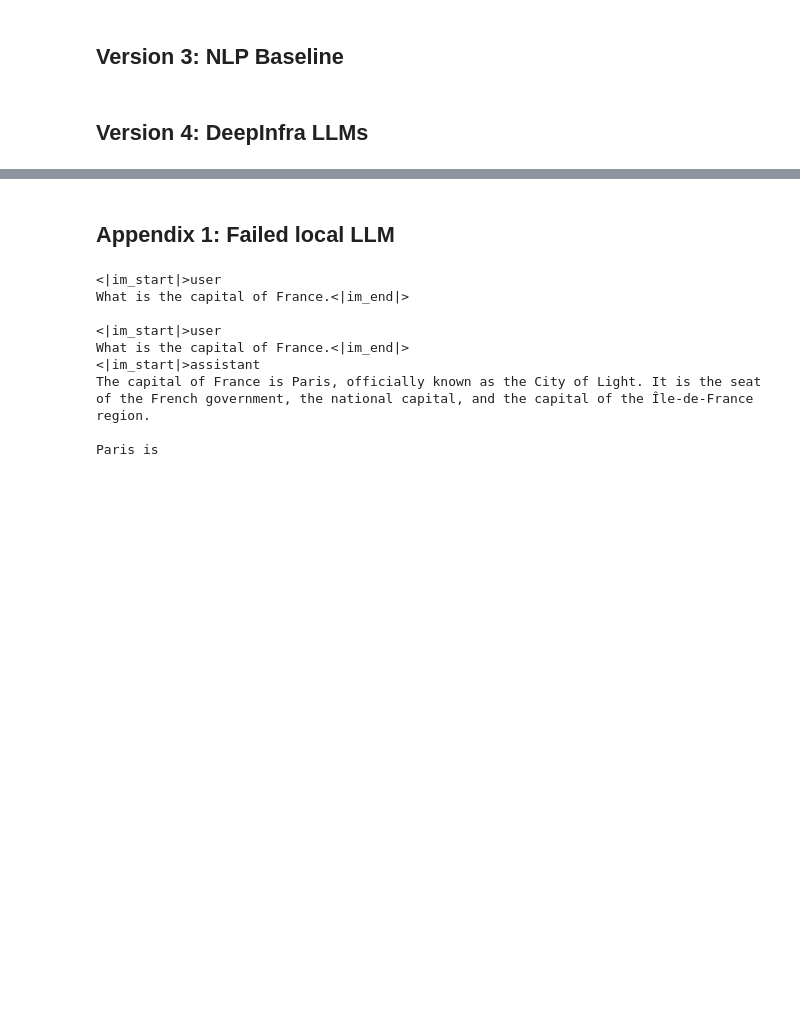
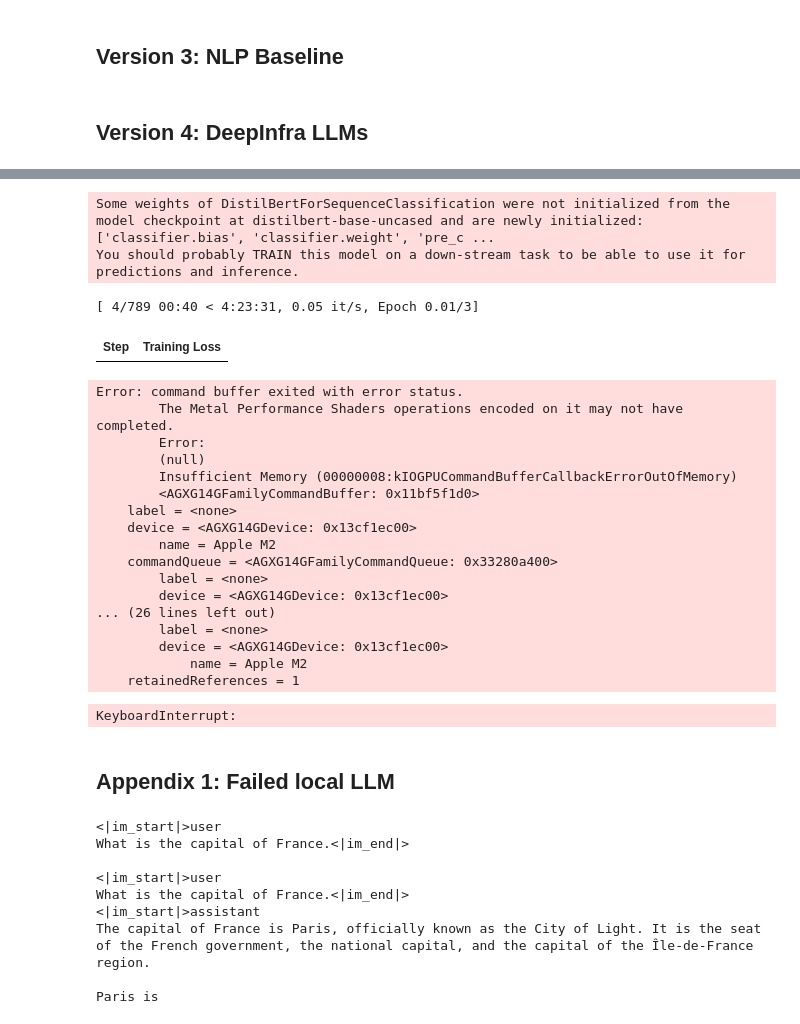
Before and after one commit to targetsm/google_reviews_sentiment, a Jupyter notebook: notebook.ipynb, the cells around one changed output, grey strips where cells are left out. Saved outputs shown, nothing was run; the diff lists cells and outputs as text; code cells hidden in the pictures; blank space fills up the shorter version.

Commit message:
added deepinfra model + more approaches

```diff
--- a/notebook.ipynb
+++ b/notebook.ipynb
@@ -375,6 +384,9 @@ for file in ['EN_REST_SB1_TEST.xml.gold', 'DU_REST_SB1_TEST.xml.gold', 'ABSA16FR
                                 elif 'AMBIENCE#GENERAL' in opinion['@category']:
                                     sent_atmosphere = opinion['@polarity']
             semval_test_df.loc[len(semval_test_df)] = [sentence_concat, sent_food, sent_service, sent_atmosphere]
+
+# randomly shuffle data
+semval_test_df = semval_test_df.sample(frac=1, random_state=1).reset_index(drop=True)
 print(semval_test_df)
 # %% [output]
 EN_REST_SB2_TEST.xml.gold
@@ -797,3 +1047,56 @@ ModuleNotFoundError: No module named 'openai'
+# %%
+from transformers import AutoModelForSequenceClassification
+model = AutoModelForSequenceClassification.from_pretrained("distilbert-base-uncased", num_labels=1, token='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')
+model.resize_token_embeddings(len(tokenizer))
+
+from transformers import TrainingArguments, Trainer
+
+def compute_metrics(eval_pred):
+    predictions, labels = eval_pred
+    rmse = mean_squared_error(labels, predictions, squared=False)
+    return {"rmse": rmse}
+
+training_args = TrainingArguments(output_dir="test_trainer",
+                                  logging_strategy="epoch",
+                                  per_device_train_batch_size=16,
+                                  per_device_eval_batch_size=16,
+                                  num_train_epochs=3,
+                                  save_total_limit = 2,
+                                  save_strategy = 'no',
+                                  load_best_model_at_end=False
+                                  )
+
+trainer = Trainer(
+    model=model,
+    args=training_args,
+    train_dataset=tokenized_datasets["train"],
+    eval_dataset=tokenized_datasets["test"],
+    compute_metrics=compute_metrics
+)
+trainer.train()
+# %% [output]
+Some weights of DistilBertForSequenceClassification were not initialized from the model checkpoint at distilbert-base-uncased and are newly initialized: ['classifier.bias', 'classifier.weight', 'pre_c ...
+You should probably TRAIN this model on a down-stream task to be able to use it for predictions and inference.
+[ 4/789 00:40 < 4:23:31, 0.05 it/s, Epoch 0.01/3]
+| Step | Training Loss |
+Error: command buffer exited with error status.
+        The Metal Performance Shaders operations encoded on it may not have completed.
+        Error:
+        (null)
+        Insufficient Memory (00000008:kIOGPUCommandBufferCallbackErrorOutOfMemory)
+        <AGXG14GFamilyCommandBuffer: 0x11bf5f1d0>
+    label = <none>
+    device = <AGXG14GDevice: 0x13cf1ec00>
+        name = Apple M2
+    commandQueue = <AGXG14GFamilyCommandQueue: 0x33280a400>
+        label = <none>
+        device = <AGXG14GDevice: 0x13cf1ec00>
+... (26 lines left out)
+        label = <none>
+        device = <AGXG14GDevice: 0x13cf1ec00>
+            name = Apple M2
+    retainedReferences = 1
+KeyboardInterrupt:
 # %% [markdown]
 ## Appendix 1: Failed local LLM
 # %%
```
Also changed, not shown: parts of 30 cells of this notebook.
